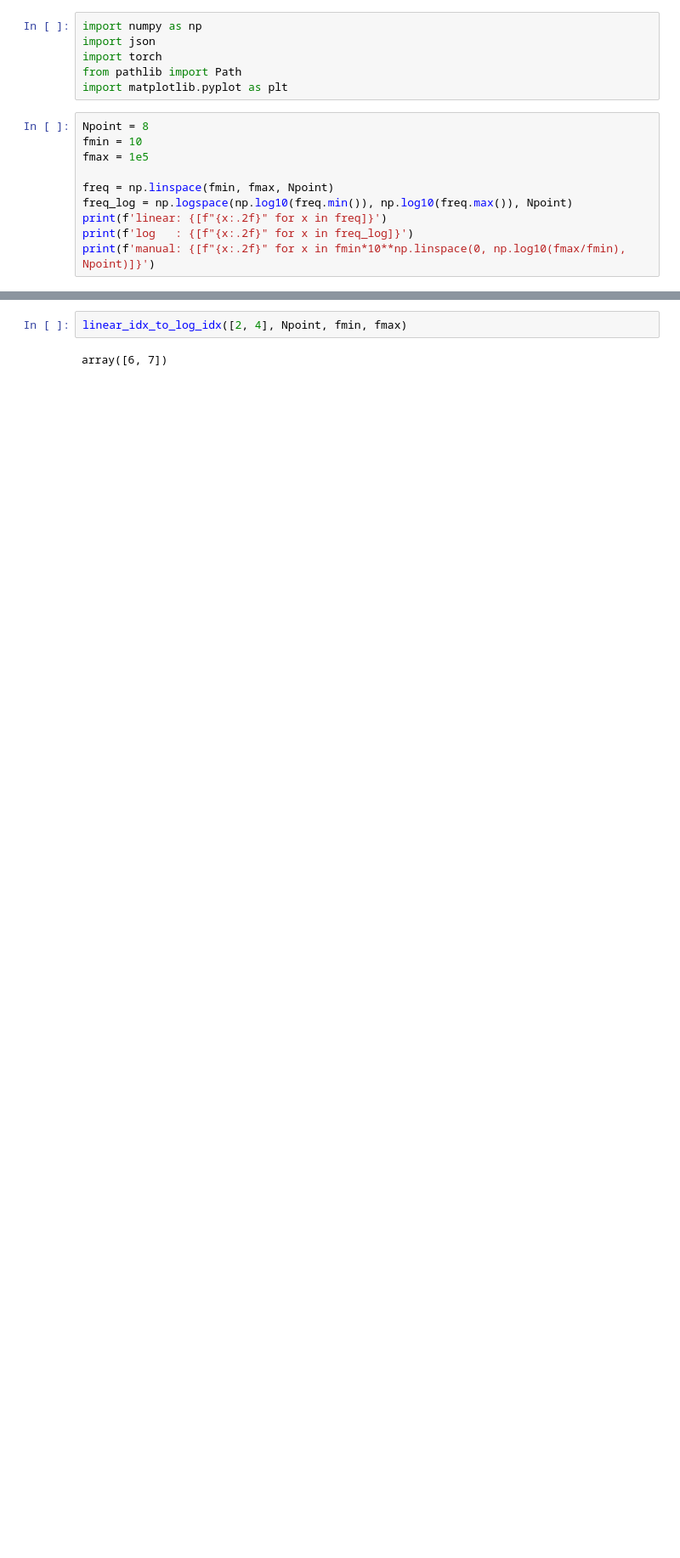
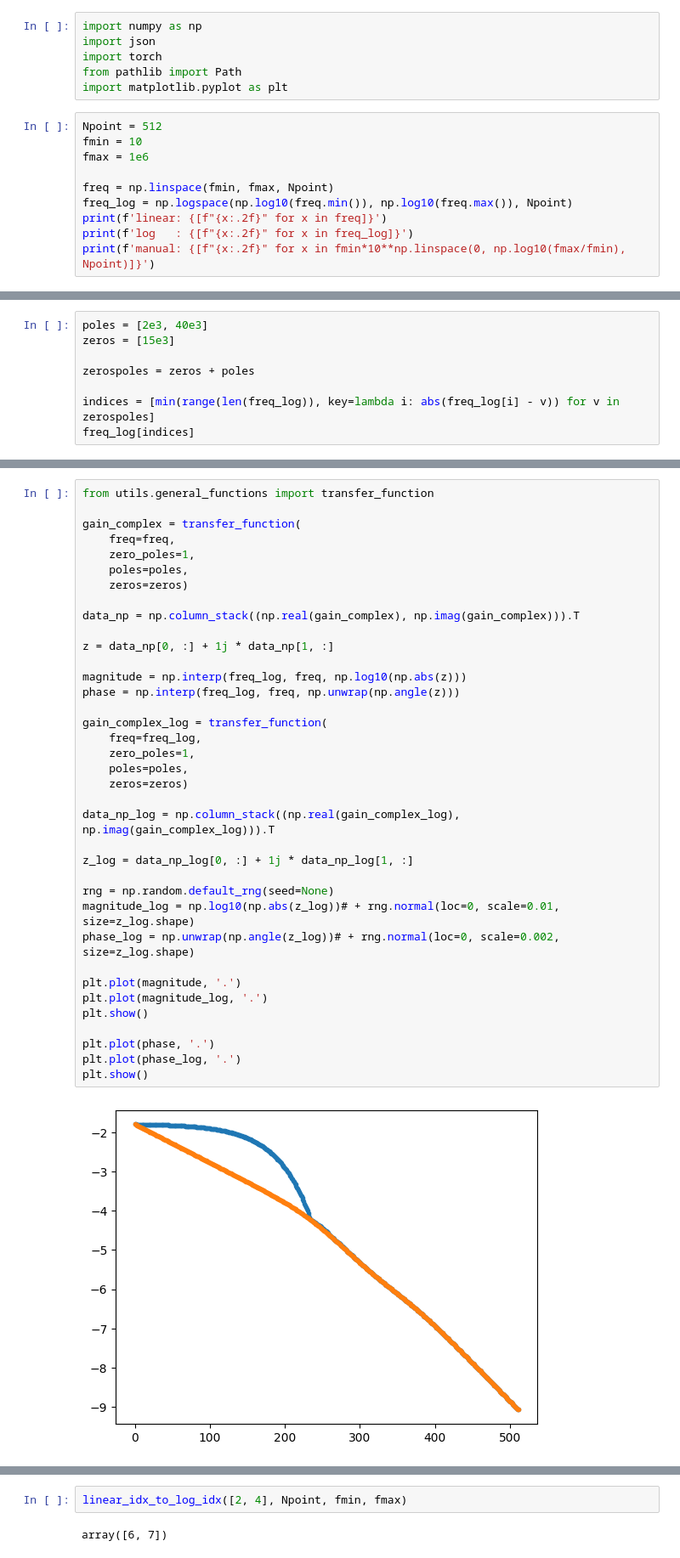
Before and after one commit to romangorbunov91/zeros-poles-masks, a Jupyter notebook: debug_notebook.ipynb, the cells around one changed output, grey strips where cells are left out. Shown at 85% size. Saved outputs shown, nothing was run; the diff lists cells and outputs as text; blank space fills up the shorter version.

```diff
--- a/debug_notebook.ipynb
+++ b/debug_notebook.ipynb
@@ -5,9 +5,9 @@ import torch
 from pathlib import Path
 import matplotlib.pyplot as plt
 # %%
-Npoint = 8
+Npoint = 512
 fmin = 10
-fmax = 1e5
+fmax = 1e6
 
 freq = np.linspace(fmin, fmax, Npoint)
 freq_log = np.logspace(np.log10(freq.min()), np.log10(freq.max()), Npoint)
@@ -20,0 +21,8 @@ manual: ['10.00', '37.28', '138.95', '517.95', '1930.70', '7196.86', '26826.96',
+# %%
+poles = [2e3, 40e3]
+zeros = [15e3]
+
+zerospoles = zeros + poles
+
+indices = [min(range(len(freq_log)), key=lambda i: abs(freq_log[i] - v)) for v in zerospoles]
+freq_log[indices]
@@ -20,0 +31,39 @@ manual: ['10.00', '37.28', '138.95', '517.95', '1930.70', '7196.86', '26826.96',
+# %%
+from utils.general_functions import transfer_function
+
+gain_complex = transfer_function(
+    freq=freq,
+    zero_poles=1,
+    poles=poles,
+    zeros=zeros)
+
+data_np = np.column_stack((np.real(gain_complex), np.imag(gain_complex))).T
+
+z = data_np[0, :] + 1j * data_np[1, :]
+
+magnitude = np.interp(freq_log, freq, np.log10(np.abs(z)))
+phase = np.interp(freq_log, freq, np.unwrap(np.angle(z)))
+
+gain_complex_log = transfer_function(
+    freq=freq_log,
+    zero_poles=1,
+    poles=poles,
+    zeros=zeros)
+
+data_np_log = np.column_stack((np.real(gain_complex_log), np.imag(gain_complex_log))).T
+
+z_log = data_np_log[0, :] + 1j * data_np_log[1, :]
+
+rng = np.random.default_rng(seed=None)
+magnitude_log = np.log10(np.abs(z_log))# + rng.normal(loc=0, scale=0.01, size=z_log.shape)
+phase_log = np.unwrap(np.angle(z_log))# + rng.normal(loc=0, scale=0.002, size=z_log.shape)
+
+plt.plot(magnitude, '.')
+plt.plot(magnitude_log, '.')
+plt.show()
+
+plt.plot(phase, '.')
+plt.plot(phase_log, '.')
+plt.show()
+# %% [output]
+[figure, added]
```
Also changed, not shown: parts of 15 cells of this notebook.
